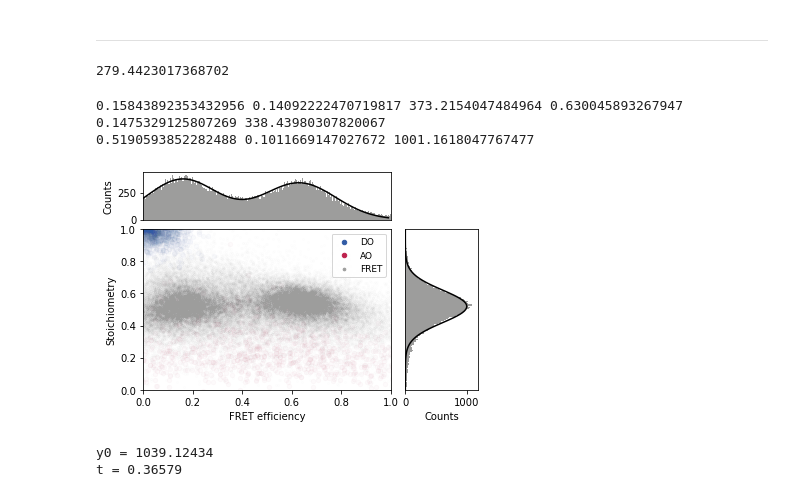
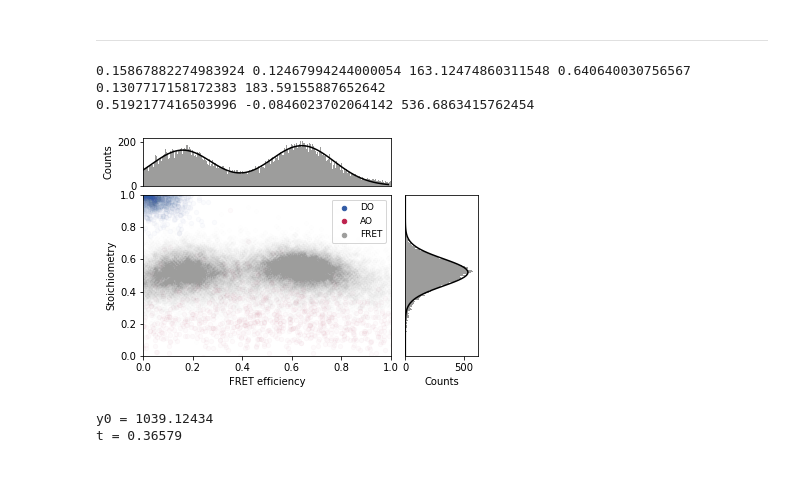
Before and after one commit to duderstadt-lab/mars-tutorials, a Jupyter notebook: Example_workflows/FRET/dynamic/dynamic_FRET_example.ipynb, the cells around one changed output. Drawn from its saved outputs; the diff is of its cells as text; code cells hidden in the pictures.

```diff
--- a/Example_workflows/FRET/dynamic/dynamic_FRET_example.ipynb
+++ b/Example_workflows/FRET/dynamic/dynamic_FRET_example.ipynb
@@ -73,18 +72,19 @@ def create_df(meta_tag, mol_tag):
     return pd.DataFrame(rowsList)
 # %%
 def gauss(x,mu,sigma,A):
-    return A*exp(-(x-mu)**2/2/sigma**2)
+    return A*np.exp(-(x-mu)**2/2/sigma**2)
 
 def twoGauss(x,mu1,sigma1,A1,mu2,sigma2,A2):
-    return A1*exp(-(x-mu1)**2/2/sigma1**2)+A2*exp(-(x-mu2)**2/2/sigma2**2)
+    return A1*np.exp(-(x-mu1)**2/2/sigma1**2)+A2*np.exp(-(x-mu2)**2/2/sigma2**2)
 
 def exponentialDecay(x, a, b):
     return a * np.exp(-b * x)
 # %%
 def fit_S(df, fit_col, bins, mu, sigma, A, show_model):
     ''''''
-    y,x,_=hist(list(df[fit_col]),bins, alpha=0.3,label="data", range=(0, 1))
-    x=(x[1:]+x[:-1])/2 #define x as the center of each bin
+    y, bin_edges = np.histogram(df[fit_col], bins, range=(0, 1))
+    x = (bin_edges[:-1] + bin_edges[1:]) / 2
+
     expected=(mu, sigma, A)
     params,cov=curve_fit(gauss,x,y,expected)
 
@@ -99,8 +99,9 @@ def fit_S(df, fit_col, bins, mu, sigma, A, show_model):
 # %%
 def fit_two_state_E(df, fit_col, bins, mu1, sigma1, A1, mu2, sigma2, A2, show_model):
     ''''''
-    y,x,_=hist(list(df[fit_col]),bins, alpha=0.3,label="data", range=(0, 1))
-    x=(x[1:]+x[:-1])/2 #define x as the center of each bin
+    y, bin_edges = np.histogram(df[fit_col], bins, range=(0, 1))
+    x = (bin_edges[:-1] + bin_edges[1:]) / 2
+
     expected=(mu1, sigma1, A1, mu2, sigma2, A2)
     params,cov=curve_fit(twoGauss,x,y,expected)
 
@@ -116,9 +117,9 @@ def fit_two_state_E(df, fit_col, bins, mu1, sigma1, A1, mu2, sigma2, A2, show_mo
 # %% [markdown]
 #### Import the E and S data from the archive
 # %%
-df_FRET = create_df("FRET", "FRET")
-df_AO = create_df("AO", "Accepted")
-df_DO = create_df("DO", "Accepted")
+df_FRET = create_df(["FRET", "Accepted"])
+df_AO = create_df(["AO", "Accepted"])
+df_DO = create_df(["DO", "Accepted"])
 # %% [markdown]
 ### E and S before corrections
 # %%
@@ -168,13 +169,9 @@ Text(0.5, 1.0, 'FRET molecules, fully corrected')
 # %% [markdown]
 ---
-# %%
-math.sqrt(df_FRET['S'].size)
-# %% [output]
-279.4423017368702
 # %%
 E_mu1, E_sigma1, E_A1, E_mu2, E_sigma2, E_A2 = fit_two_state_E(df_FRET, 'E', 280, 0.2, 0.1, 280, 0.8, 0.1, 280, False)
 S_mu, S_sigma, S_A = fit_S(df_FRET, 'S', 280, 0.5, 1, 100, False)
-x_list = list(arange(0,1,0.01))
+x_list = list(np.arange(0,1,0.01))
 y_list_S = gauss(x_list, S_mu, S_sigma, S_A)
 y_list_E = twoGauss(x_list, E_mu1, E_sigma1, E_A1, E_mu2, E_sigma2, E_A2)
 print(E_mu1, E_sigma1, E_A1, E_mu2, E_sigma2, E_A2)
@@ -187,38 +184,37 @@ ax_hist_x = fig.add_subplot(gs[1:4, 3])
 
 plt.rcParams.update({'font.size': 9})
 
 ax_scatter.scatter(df_DO['E'],df_DO['S'],s=20,color='#315BA5',alpha=0.02, label='DO')
 ax_scatter.scatter(df_AO['E'],df_AO['S'],s=20,color='#BD214D',alpha=0.02, label='AO')
-ax_scatter.scatter(df_FRET['E'],df_FRET['S'],s=7,color='#9D9D9C',alpha=0.002,label='FRET')
+ax_scatter.scatter(df_FRET['E'],df_FRET['S'],s=20,color='#9D9D9C',alpha=0.002,label='FRET')
 
 ax_scatter.set_xlim(0,1)
 ax_scatter.set_ylim(0,1)
 ax_scatter.set_xlabel("FRET efficiency")
 ax_scatter.set_ylabel("Stoichiometry")
 
 ax_hist_y.hist(df_FRET['E'],bins=280,color='#9D9D9C',range=(0, 1))
 ax_hist_y.plot(x_list,y_list_E,color='black')
 ax_hist_y.xaxis.set_visible(False)
 ax_hist_y.set_xlim(0,1)
 ax_hist_y.set_ylabel("Counts")
 
 ax_hist_x.hist(df_FRET['S'],color='#9D9D9C',orientation = 'horizontal',bins=280, range=(0, 1))
 ax_hist_x.plot(y_list_S,x_list,color='black')
 ax_hist_x.yaxis.set_visible(False)
 ax_hist_x.set_ylim(0,1)
 ax_hist_x.set_xlabel("Counts")
 
-
 leg = ax_scatter.legend()
 for lh in leg.legendHandles:
     lh.set_alpha(1)
 
 plt.savefig("/Users/karlduderstadt4/Desktop/Final_ES_chart2.png",dpi=300)
 plt.show()
 # %% [output]
-0.15843892353432956 0.14092222470719817 373.2154047484964 0.630045893267947 0.1475329125807269 338.43980307820067
-0.5190593852282488 0.1011669147027672 1001.1618047767477
+0.15867882274983924 0.12467994244000054 163.12474860311548 0.640640030756567 0.1307717158172383 183.59155887652642
+0.5192177416503996 -0.0846023702064142 536.6863415762454
-[figure, old version]
+[figure, new version]
 # %%
 high_E_durations = []
 molecules = map(lambda UID: archive.get(UID), archive.getMoleculeUIDs())
```
Also changed, not shown: parts of 6 cells of this notebook, 1 other file.
